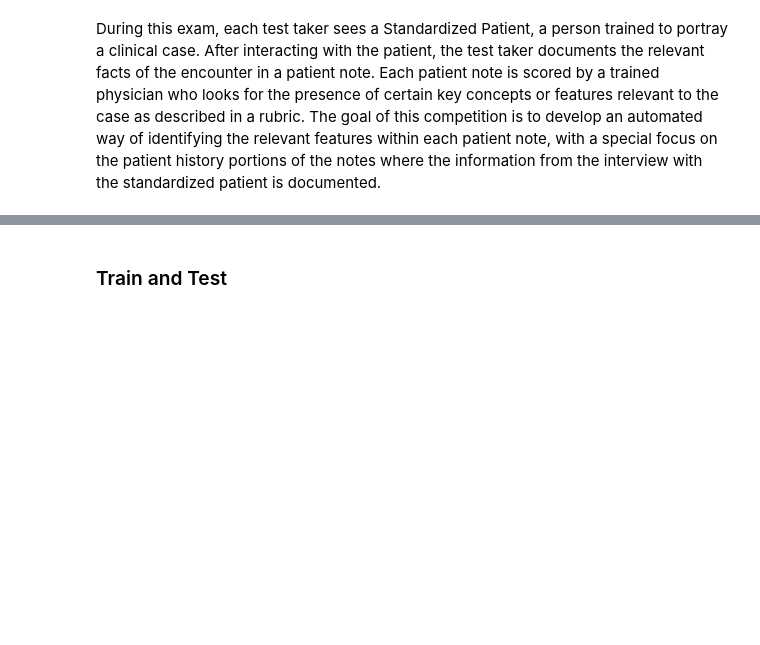
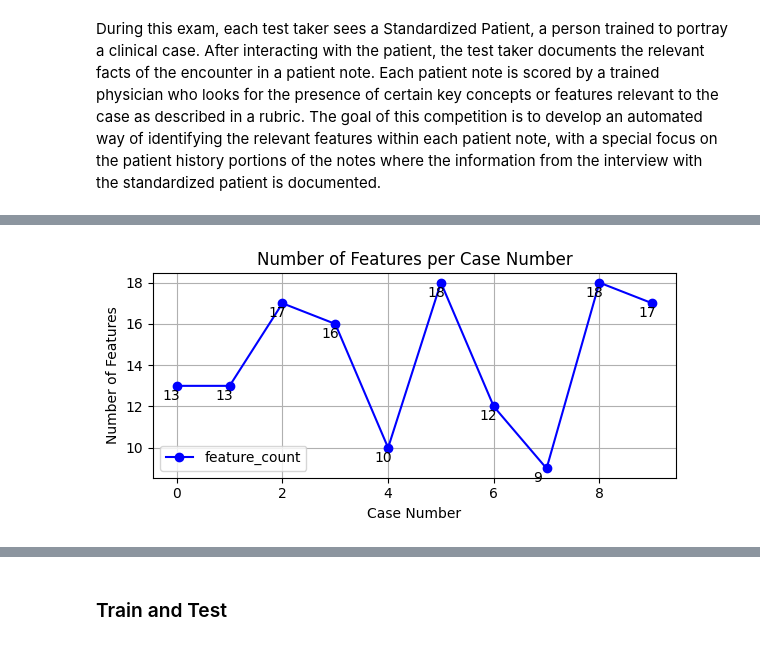
Before and after one commit to kartheekkotha/ClinicalPatientNotesScoring, a Jupyter notebook: src/dataAnalysis.ipynb, the cells around one changed output, grey strips where cells are left out. Saved outputs shown, nothing was run; the diff lists cells and outputs as text; code cells hidden in the pictures; blank space fills up the shorter version.

```diff
--- a/src/dataAnalysis.ipynb
+++ b/src/dataAnalysis.ipynb
@@ -20,0 +115,30 @@ During this exam, each test taker sees a Standardized Patient, a person trained
+# %%
+# Assuming 'features_df' is your DataFrame containing the data
+identified_features_per_case_cnt = pd.DataFrame(
+    features_df.groupby(["case_num"])["case_num"].count()
+)
+
+# Rename the column to something meaningful
+identified_features_per_case_cnt.columns = ["feature_count"]
+
+# Plotting
+identified_features_per_case_cnt.plot(
+    kind="line", figsize=(6, 3), marker="o", color="b"
+)
+plt.xlabel("Case Number")
+plt.ylabel("Number of Features")
+plt.title("Number of Features per Case Number")
+plt.grid(True)
+# Annotating data points
+for idx, val in identified_features_per_case_cnt.iterrows():
+    plt.annotate(
+        str(val["feature_count"]),
+        xy=(idx, val["feature_count"]),
+        xytext=(-10, -10),
+        textcoords="offset points",
+    )
+plt.tight_layout()
+
+plt.show()
+# %% [output]
+[figure, added]
```
Also changed, not shown: parts of 46 cells of this notebook.
